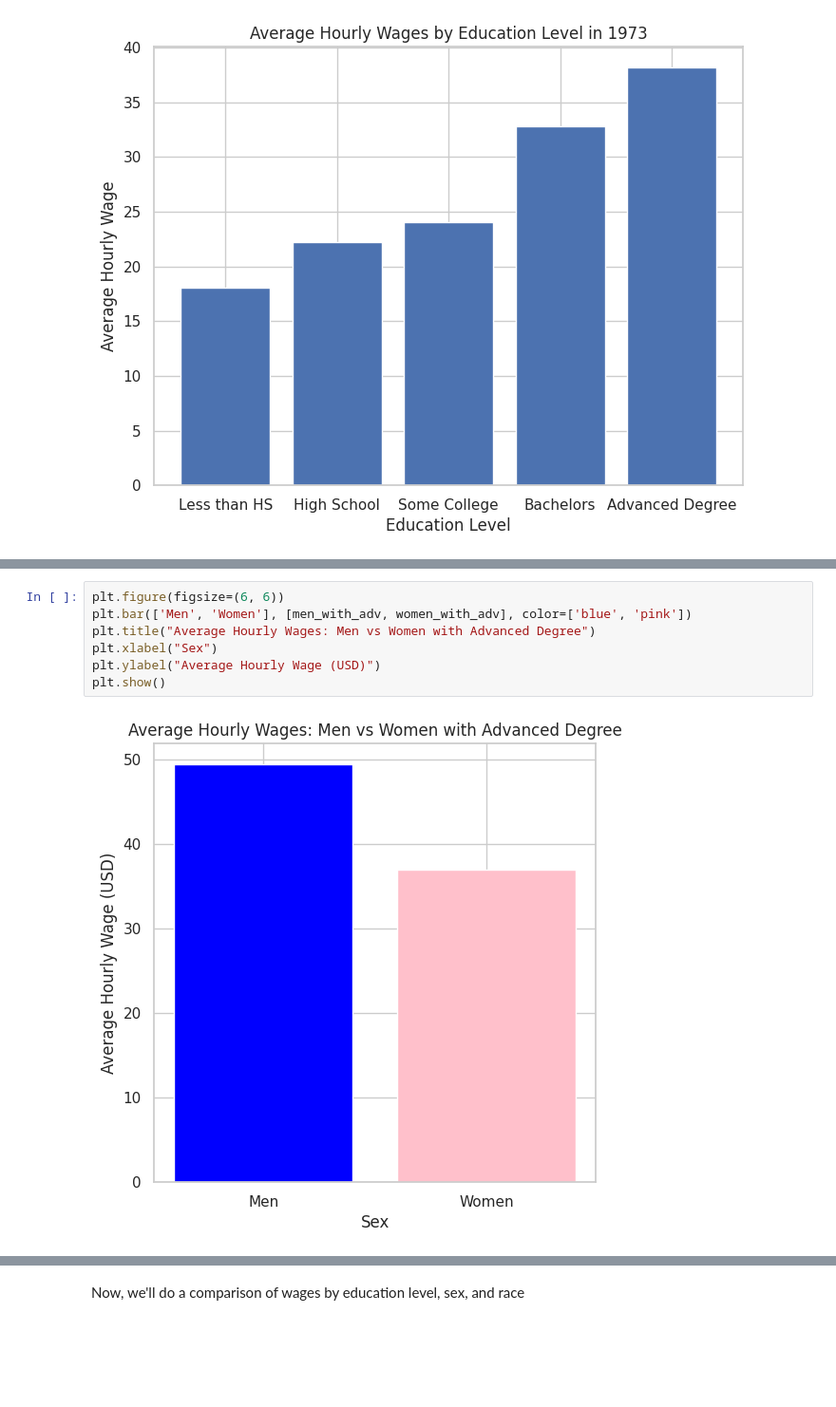
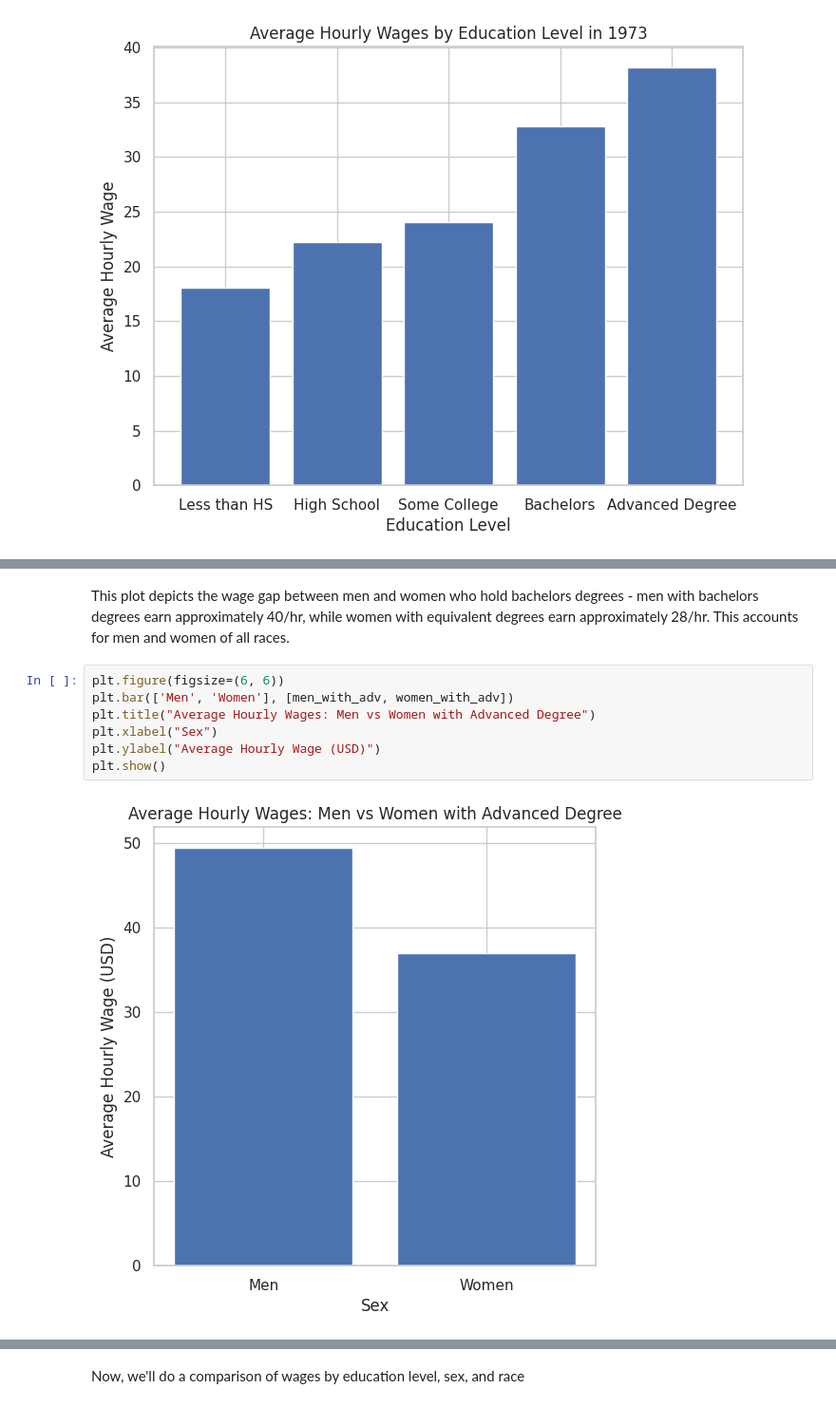
Before and after one commit to lilah-duboff/lilah_duboff_miniproj9, a Jupyter notebook: Mini9_Data_Analysis.ipynb, the cells around one changed output, grey strips where cells are left out. Shown at 95% size. Saved outputs shown, nothing was run; the diff lists cells and outputs as text; blank space fills up the shorter version.

```diff
--- a/Mini9_Data_Analysis.ipynb
+++ b/Mini9_Data_Analysis.ipynb
@@ -209,9 +219,11 @@ plt.show()
+# %% [markdown]
+This plot depicts the wage gap between men and women who hold bachelors degrees - men with bachelors degrees earn approximately 40/hr, while women with equivalent degrees earn approximately 28/hr. This accounts for men and women of all races.
 # %%
 plt.figure(figsize=(6, 6))
-plt.bar(['Men', 'Women'], [men_with_adv, women_with_adv], color=['blue', 'pink'])
+plt.bar(['Men', 'Women'], [men_with_adv, women_with_adv])
 plt.title("Average Hourly Wages: Men vs Women with Advanced Degree")
 plt.xlabel("Sex")
 plt.ylabel("Average Hourly Wage (USD)")
 plt.show()
 # %% [output]
-[figure, old version]
+[figure, new version]
```
Also changed, not shown: parts of 14 cells of this notebook.
